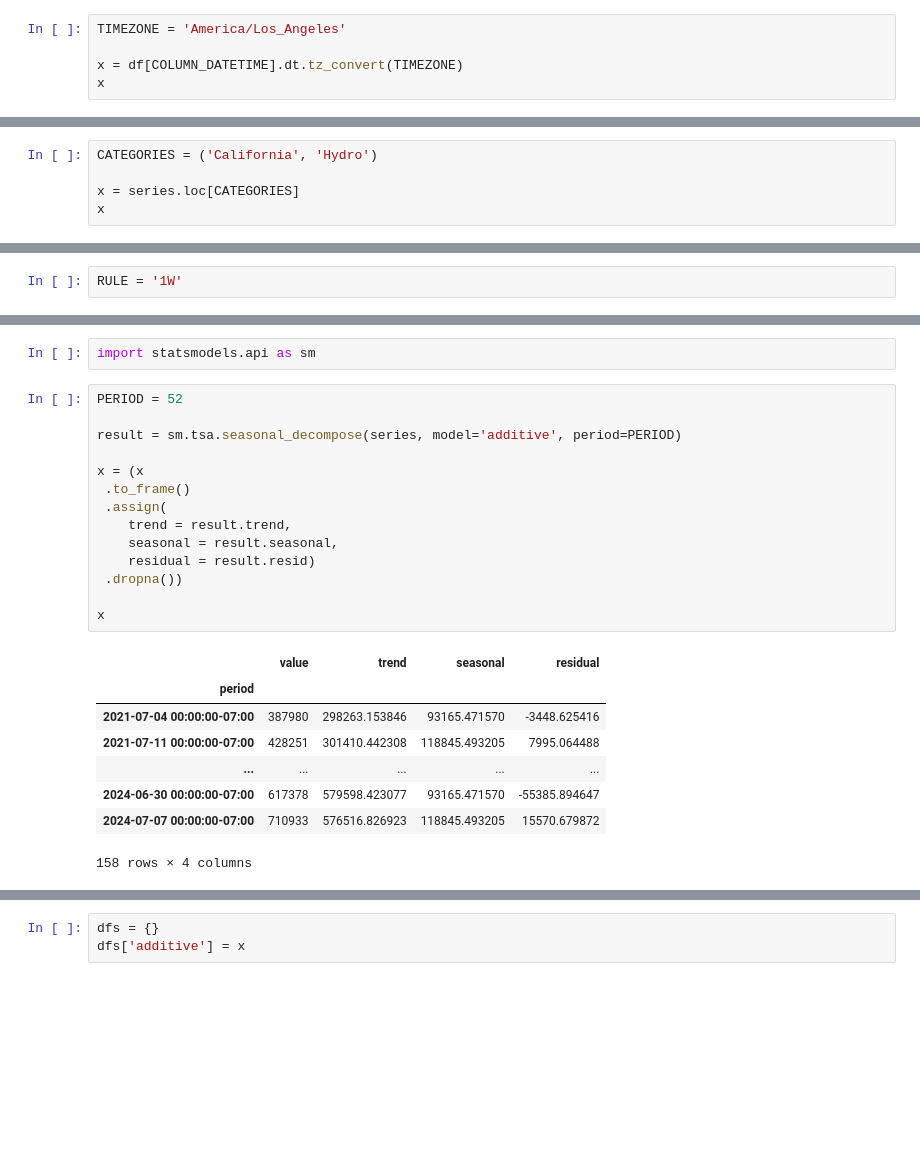
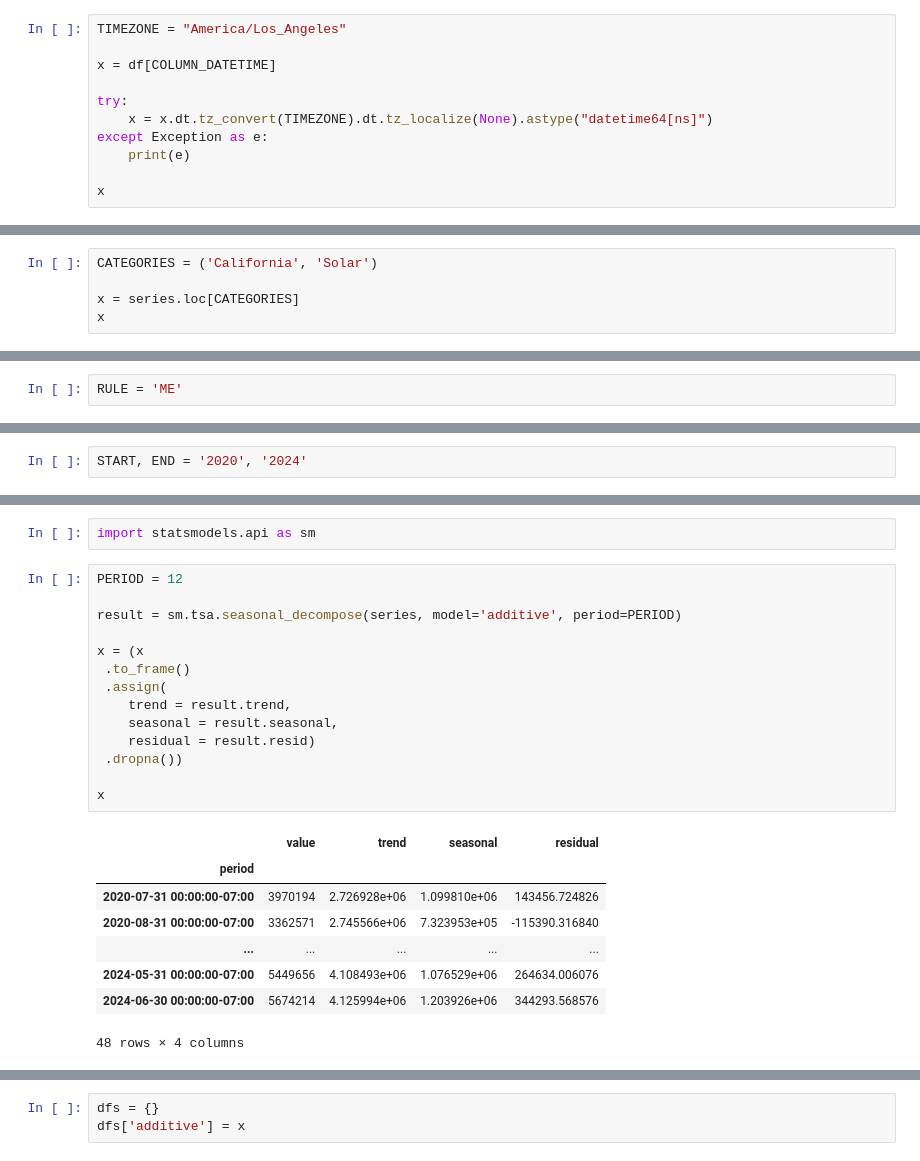
Before and after one commit to myothergit/python-for-time-series-forecasting-5246009, a Jupyter notebook: notebooks/1_Foundation/4_Assignment/0_TEMPLATE.ipynb, the cells around one changed output, grey strips where cells are left out. Saved outputs shown, nothing was run; the diff lists cells and outputs as text; blank space fills up the shorter version.

```diff
--- a/notebooks/1_Foundation/4_Cases/2_EIA_WAT.ipynb
+++ b/notebooks/1_Foundation/4_Assignment/0_TEMPLATE.ipynb
@@ -40,9 +40,15 @@ df[COLUMN_DATETIME] = x
 # %% [markdown]
 ### Local timezones
 # %%
-TIMEZONE = 'America/Los_Angeles'
+TIMEZONE = "America/Los_Angeles"
 
-x = df[COLUMN_DATETIME].dt.tz_convert(TIMEZONE)
+x = df[COLUMN_DATETIME]
+
+try:
+    x = x.dt.tz_convert(TIMEZONE).dt.tz_localize(None).astype("datetime64[ns]")
+except Exception as e:
+    print(e)
+
 x
 # %% [output]
 0        2025-04-22 20:00:00-07:00
@@ -131,7 +137,7 @@ To get a table with the unique datetime index of the series, and the time series
 Not necessary if the data already represents a time series with unique datetime values.
 </div>
 # %%
-CATEGORIES = ('California', 'Hydro')
+CATEGORIES = ('California', 'Solar')
 
 x = series.loc[CATEGORIES]
 x
@@ -189,7 +174,7 @@ Match your data frequency to the seasonal cycle you want to study. Most seasonal
 
 **Note**: You need at least 3-5 complete seasonal cycles for reliable decomposition results.
 # %%
-RULE = '1W'
+RULE = 'ME'
 # %%
 x = series.resample(RULE).sum()
 x.plot()
@@ -197,0 +189,2 @@ series = x.copy()
+# %%
+START, END = '2020', '2024'
@@ -200,28 +219,28 @@ series = x.copy()
 # %%
 import statsmodels.api as sm
 # %%
-PERIOD = 52
+PERIOD = 12
 
 result = sm.tsa.seasonal_decompose(series, model='additive', period=PERIOD)
 
 x = (x
  .to_frame()
  .assign(
     trend = result.trend,
     seasonal = result.seasonal,
     residual = result.resid)
  .dropna())
 
 x
 # %% [output]
 |  | value | trend | seasonal | residual |
 | period |  |  |  |  |
-| 2021-07-04 00:00:00-07:00 | 387980 | 298263.153846 | 93165.471570 | -3448.625416 |
-| 2021-07-11 00:00:00-07:00 | 428251 | 301410.442308 | 118845.493205 | 7995.064488 |
+| 2020-07-31 00:00:00-07:00 | 3970194 | 2.726928e+06 | 1.099810e+06 | 143456.724826 |
+| 2020-08-31 00:00:00-07:00 | 3362571 | 2.745566e+06 | 7.323953e+05 | -115390.316840 |
 | ... | ... | ... | ... | ... |
-| 2024-06-30 00:00:00-07:00 | 617378 | 579598.423077 | 93165.471570 | -55385.894647 |
-| 2024-07-07 00:00:00-07:00 | 710933 | 576516.826923 | 118845.493205 | 15570.679872 |
+| 2024-05-31 00:00:00-07:00 | 5449656 | 4.108493e+06 | 1.076529e+06 | 264634.006076 |
+| 2024-06-30 00:00:00-07:00 | 5674214 | 4.125994e+06 | 1.203926e+06 | 344293.568576 |
-158 rows × 4 columns
+48 rows × 4 columns
 # %%
 x['model_result'] = x.trend + x.seasonal + x.residual
 x
```
Also changed, not shown: parts of 14 cells of this notebook, 25 other files.
